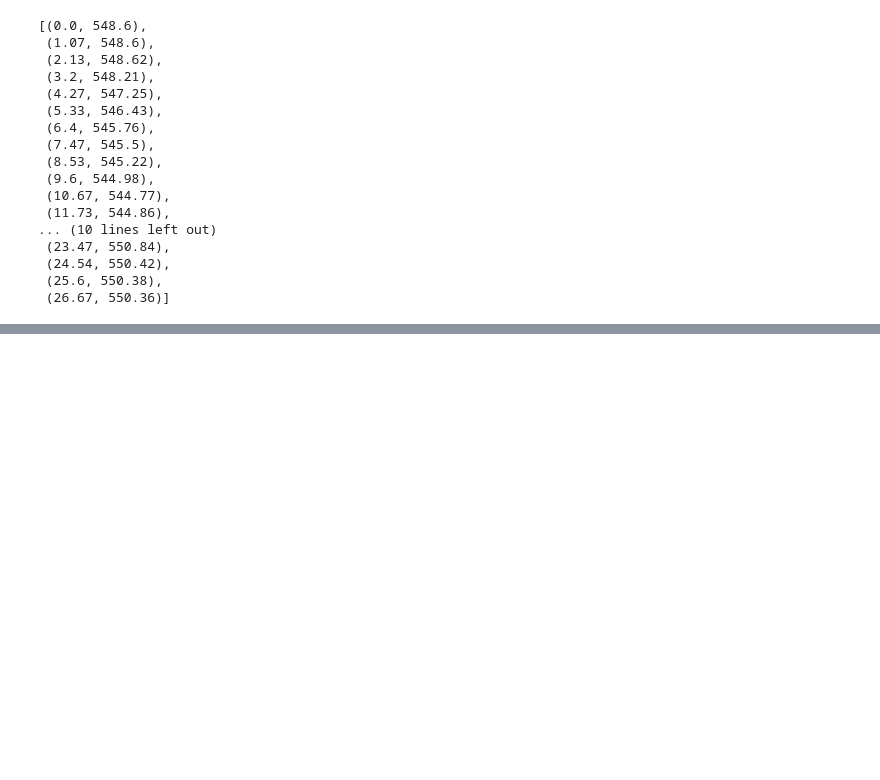
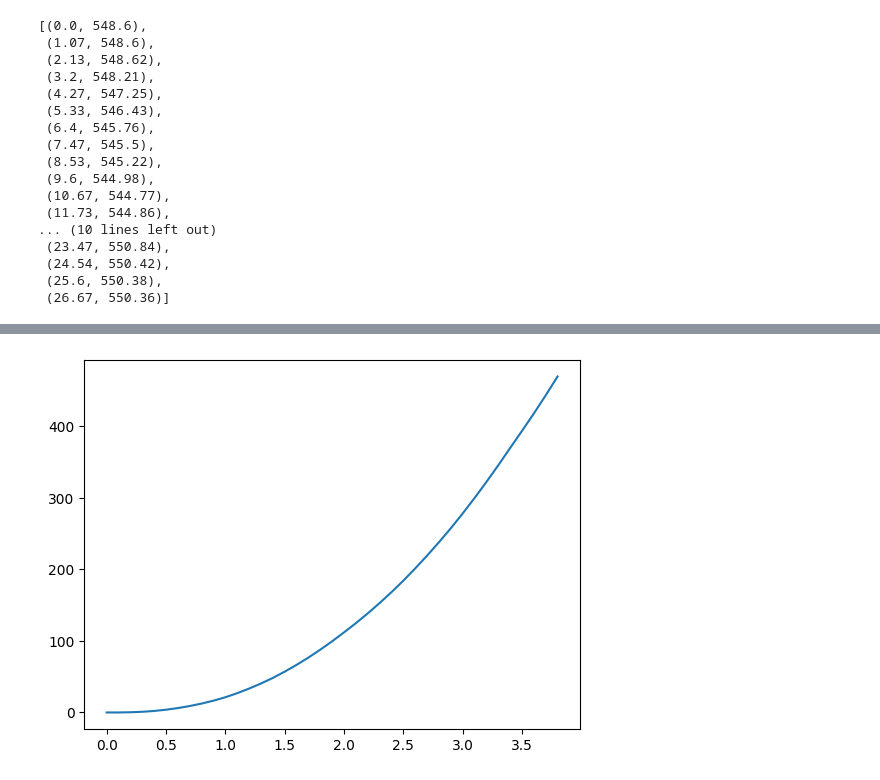
Before and after one commit to RTM-ONF/section, a Jupyter notebook: section/Section.ipynb, the cells around one changed output, grey strips where cells are left out. Drawn from its saved outputs; the diff is of its cells as text; code cells hidden in the pictures; blank space fills up the shorter version.

```diff
--- a/section/Section.ipynb
+++ b/section/Section.ipynb
@@ -102,0 +68,16 @@ section.geometric_properties(548)
+# %%
+results = {
+    "heights" : [0],
+    "discharges" : [0]
+}
+
+dh = 0.1
+heights = np.arange(dh, max(section.z)-min(section.z), dh)
+if max(section.z)-min(section.z) not in heights:
+    heights = np.append(heights, max(section.z)-min(section.z))
+
+for height in heights:
+    discharge = section.ferguson(min(section.z) + height, 0.05, 0.05)
+    if discharge:
+        results["heights"].append(float(height))
+        results["discharges"].append(discharge)
@@ -102,0 +104,6 @@ section.geometric_properties(548)
+# %%
+fig, ax = plt.subplots()
+ax.plot(results["heights"], results["discharges"])
+plt.show()
+# %% [output]
+[figure, added]
```
Also changed, not shown: parts of 16 cells of this notebook, 2 other files.
